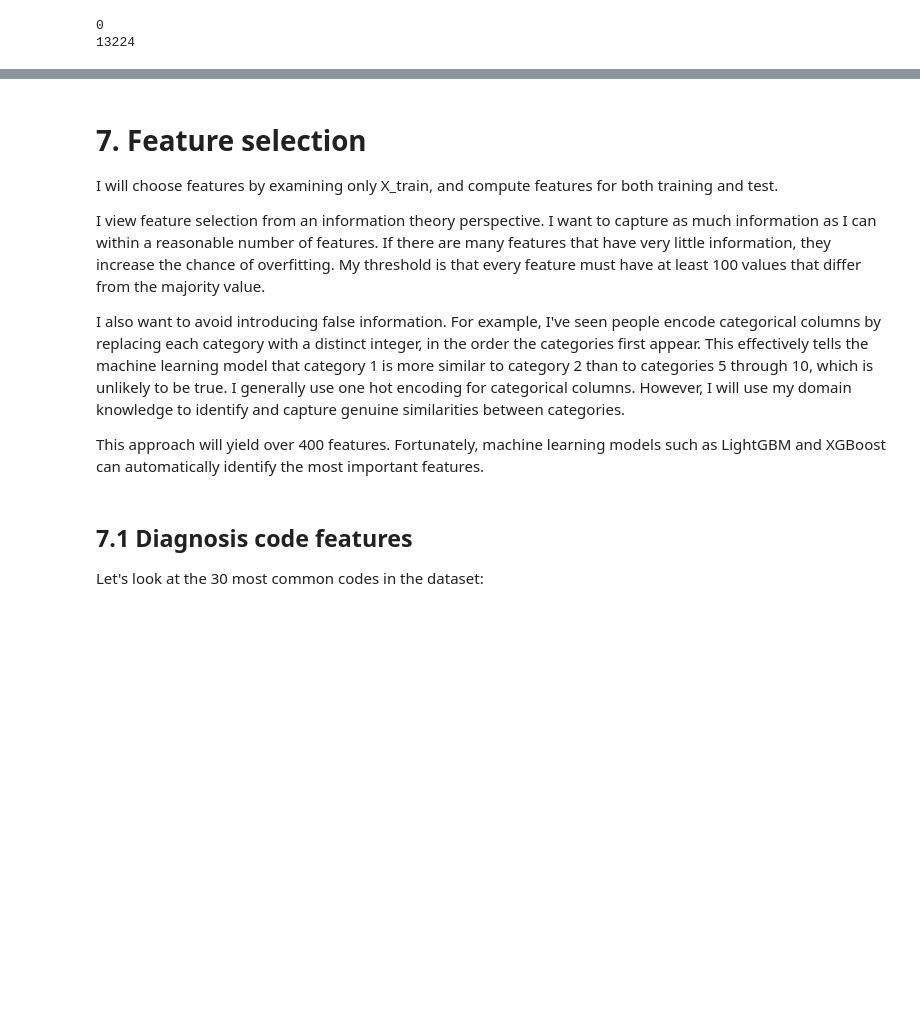
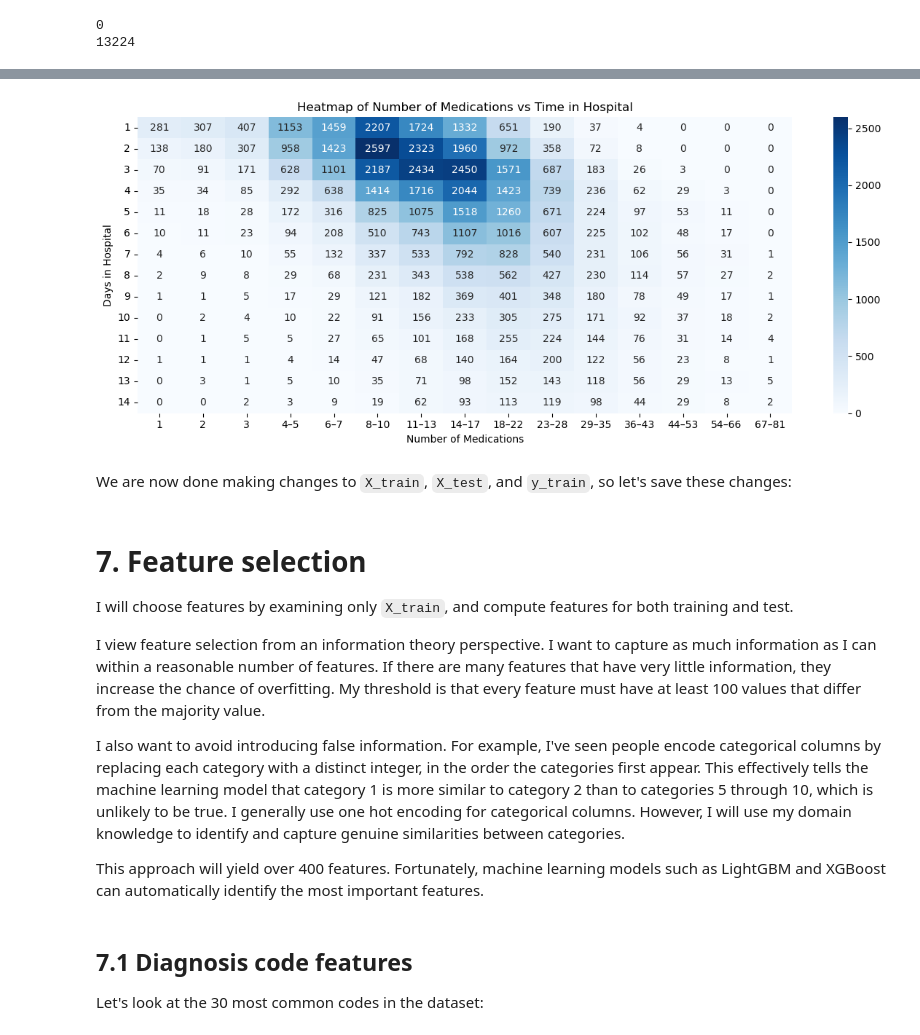
Before and after one commit to david-r-wasserman/Hospital-readmission-prediction-project, a Jupyter notebook: Readmission.ipynb, the cells around one changed output, grey strips where cells are left out. Drawn from its saved outputs; the diff is of its cells as text; code cells hidden in the pictures; blank space fills up the shorter version.

```diff
--- a/Readmission.ipynb
+++ b/Readmission.ipynb
@@ -958,3 +1057,33 @@ We are now done making changes to `X_train`, `X_test`, and `y_train`, so let's s
+# %%
+bins = [1, 2, 3, 4, 6, 8, 11, 14, 18, 23, 29, 36, 44, 54, 67, 82]
+bin_labels = [f'{bins[i]}–{bins[i+1] - 1}' if bins[i+1] - 1 > bins[i]
+              else str(bins[i]) for i in range(len(bins)-1)]
+
+# Compute binned values
+num_med_bins = pd.cut(
+    X_train['num_medications'],
+    bins=bins,
+    labels=bin_labels,
+    include_lowest=True,
+)
+
+# Create crosstab
+heatmap_data = pd.crosstab(X_train.time_in_hospital, num_med_bins)
+
+# Plot
+plt.figure(figsize=(12, 5))
+sns.heatmap(heatmap_data, annot=True, fmt='d', cmap='Blues')
+plt.title('Heatmap of Number of Medications vs Time in Hospital')
+plt.ylabel('Days in Hospital')
+plt.xlabel('Number of Medications')
+plt.xticks(rotation=0)
+plt.yticks(rotation=0)
+plt.tight_layout()
+plt.show()
+# %% [output]
+[figure, added]
+# %% [markdown]
+We are now done making changes to `X_train`, `X_test`, and `y_train`, so let's save these changes:
 # %%
 X_train.to_csv('X_train_processed.csv')
 X_test.to_csv('X_test_processed.csv')
@@ -963,7 +1092,7 @@ y_train.to_csv('y_train_processed.csv')
 # %% [markdown]
 # 7. Feature selection
 
-I will choose features by examining only X_train, and compute features for both training and test.
+I will choose features by examining only `X_train`, and compute features for both training and test.
 
 I view feature selection from an information theory perspective. I want to capture as much information as I can within a reasonable number of features. If there are many features that have very little information, they increase the chance of overfitting. My threshold is that every feature must have at least 100 values that differ from the majority value.
 
```
Also changed, not shown: parts of 15 cells of this notebook.
